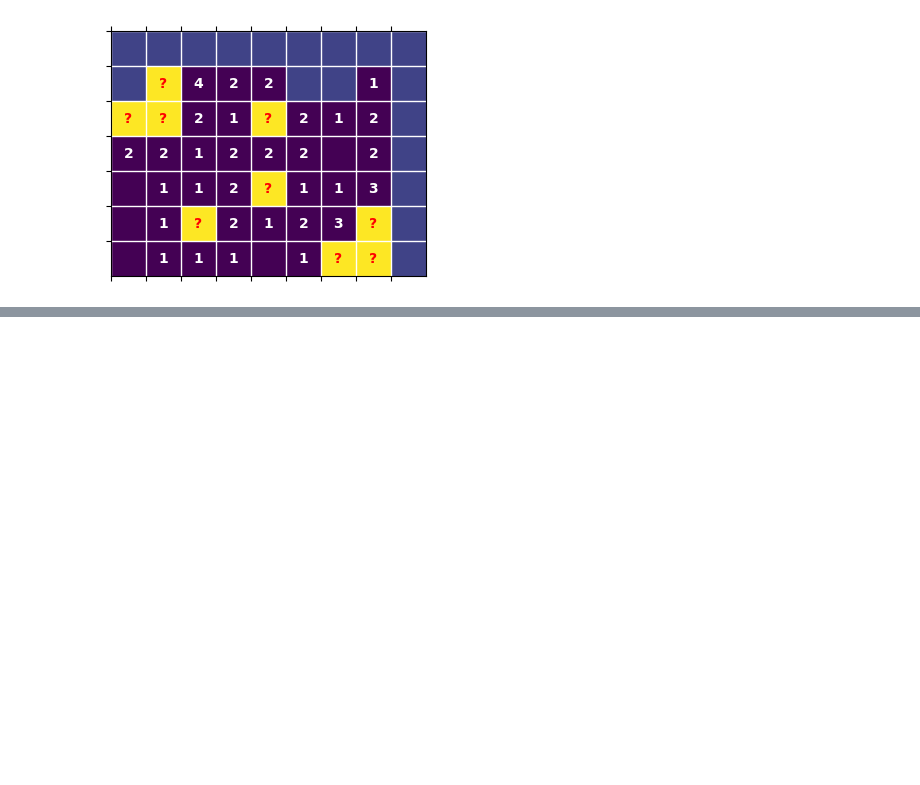
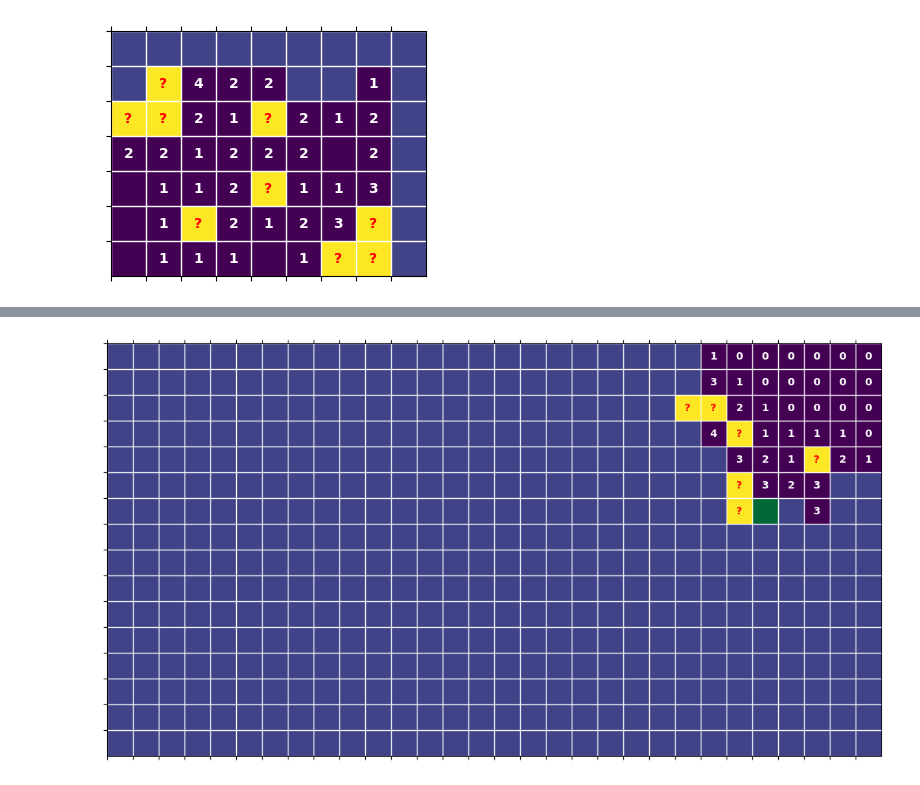
Before and after one commit to ClaudioPaterniti/MineSweeperLearning, a Jupyter notebook: test.ipynb, the cells around one changed output, grey strips where cells are left out. Saved outputs shown, nothing was run; the diff lists cells and outputs as text; code cells hidden in the pictures; blank space fills up the shorter version.

```diff
--- a/test.ipynb
+++ b/test.ipynb
@@ -59,4 +69,8 @@ g.pyplot_game(0, mine_probs=p[0], highlighted='last_moves', print_zeros= True, s
 (<Axes: >,
  <matplotlib.image.AxesImage at 0x...>,
  <matplotlib.image.AxesImage at 0x...>)
+# %%
+player.plot_game_moves(g)
+# %% [output]
+[figure, added]
 # %%
```
Also changed, not shown: parts of 13 cells of this notebook, 4 other files.
